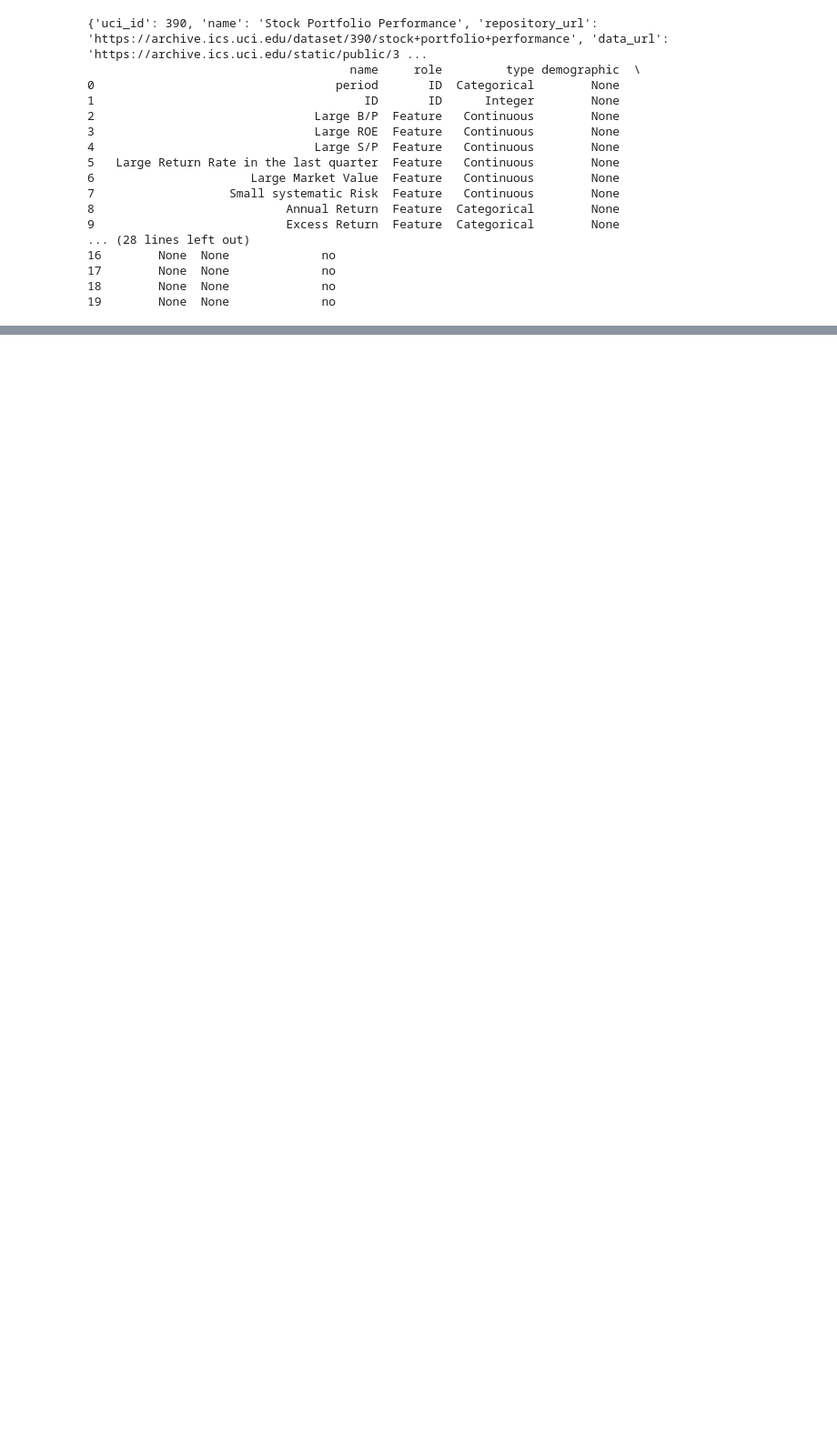
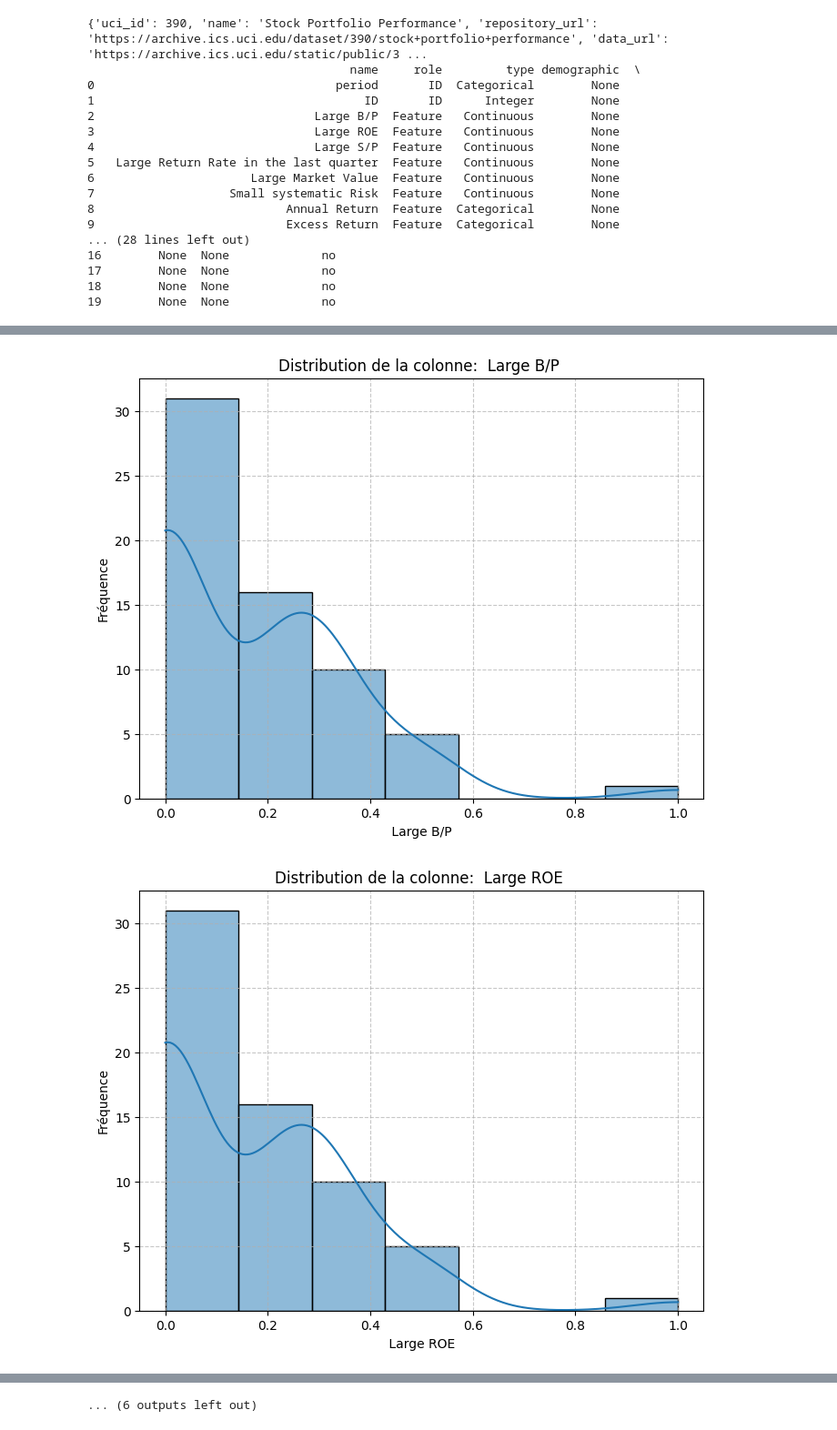
Before and after one commit to elbazyounes-debug/DS, a Jupyter notebook: Untitled2.ipynb, the cells around one changed output, grey strips where cells are left out. Shown at 91% size. Cells and saved outputs as stored; diff of their text form; code cells hidden in the pictures; blank space fills up the shorter version.

```diff
--- a/Untitled2.ipynb
+++ b/Untitled2.ipynb
@@ -50,0 +123,12 @@ print(stock_portfolio_performance.variables)
+# %%
+import pandas as pd
+
+# Charger le fichier Excel en spécifiant la ligne d'en-tête
+excel_file_path = "/content/drive/MyDrive/stock portfolio performance data set.xlsx"
+df_excel = pd.read_excel(excel_file_path, header=1)
+
+print("Informations générales sur le DataFrame df_excel après correction de l'en-tête:")
+df_excel.info()
+
+print("\nStatistiques descriptives des colonnes numériques de df_excel après correction de l'en-tête:")
+df_excel.describe()
@@ -50,0 +201,21 @@ print(stock_portfolio_performance.variables)
+# %%
+import matplotlib.pyplot as plt
+import seaborn as sns
+
+# Identifier les colonnes numériques (exclure 'ID')
+numerical_cols = df_excel.select_dtypes(include=['number']).columns.tolist()
+if 'ID' in numerical_cols:
+    numerical_cols.remove('ID')
+
+# Visualiser la distribution de chaque variable numérique avec des histogrammes
+for col in numerical_cols:
+    plt.figure(figsize=(8, 6))
+    sns.histplot(df_excel[col], kde=True)
+    plt.title(f'Distribution de la colonne: {col}')
+    plt.xlabel(col)
+    plt.ylabel('Fréquence')
+    plt.grid(True, linestyle='--', alpha=0.7)
+    plt.show()
+# %% [output]
+[figure, added]
+[figure, added]
@@ -50,0 +232 @@ print(stock_portfolio_performance.variables)
+... (6 outputs left out)
```
Also changed, not shown: parts of 33 cells of this notebook.
